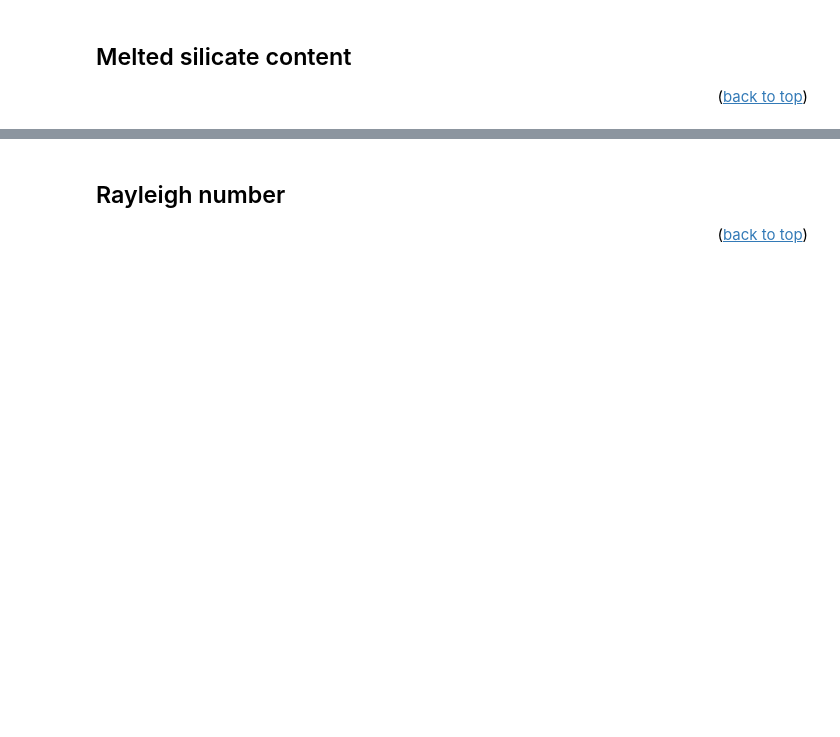
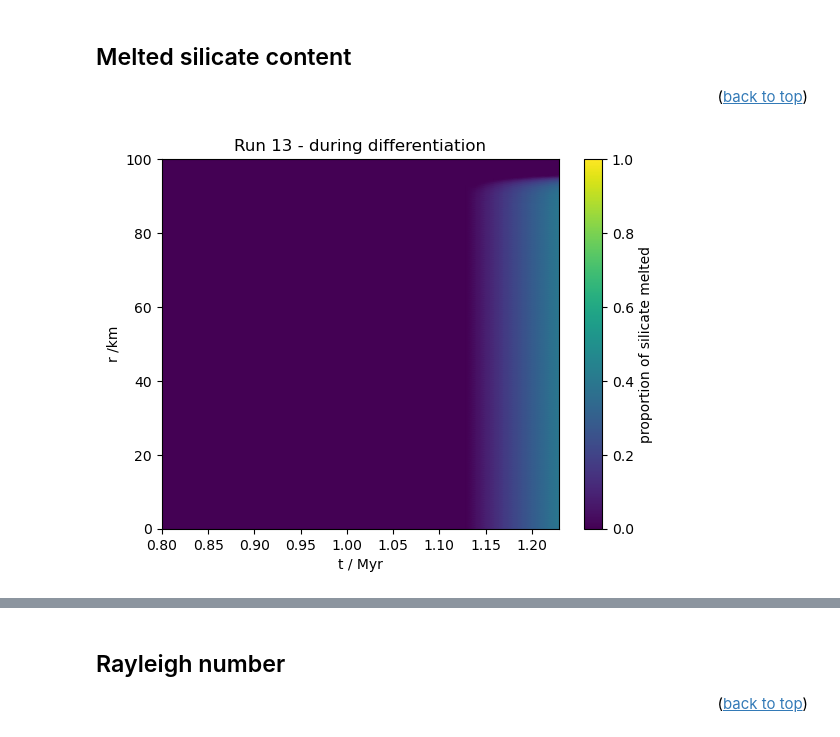
Before and after one commit to Hannah-RS/planetesimal-magnetic-history, a Jupyter notebook: Plotting_scripts/plot_combined.ipynb, the cells around one changed output, grey strips where cells are left out. Saved outputs shown, nothing was run; the diff lists cells and outputs as text; code cells hidden in the pictures; blank space fills up the shorter version.

```diff
--- a/Plotting_scripts/plot_combined.ipynb
+++ b/Plotting_scripts/plot_combined.ipynb
@@ -189,15 +200,17 @@ NameError: name 'diff_T' is not defined
 <p align="right">(<a href="#top">back to top</a>)</p>
 # %%
 plt.figure()
-plt.pcolormesh(tdiff/Myr, rplot,silicate_d,shading = 'nearest',vmin=0,vmax=1) # use same vmin and vmax as other plots to make them comparable
+plt.pcolormesh(tdiff/Myr, rplot,silicate_d,shading = 'gouraud',vmin=0,vmax=1) # use same vmin and vmax as other plots to make them comparable
 #plt.yscale('log')
 plt.ylabel('r /km')
 plt.xlabel('t / Myr')
 #plt.ylim([0,400])
 plt.title(f'Run {run} - during differentiation')
 plt.colorbar(label='proportion of silicate melted')
 if save ==True:
     plt.savefig(f'Plots/si_diff_run_{run}.png')
+# %% [output]
+[figure, added]
 # %%
 rmantle = np.arange(int(r/2),int(r+dr),int(dr))/1e3
 plt.figure()
```
Also changed, not shown: parts of 18 cells of this notebook, 1 other file.
